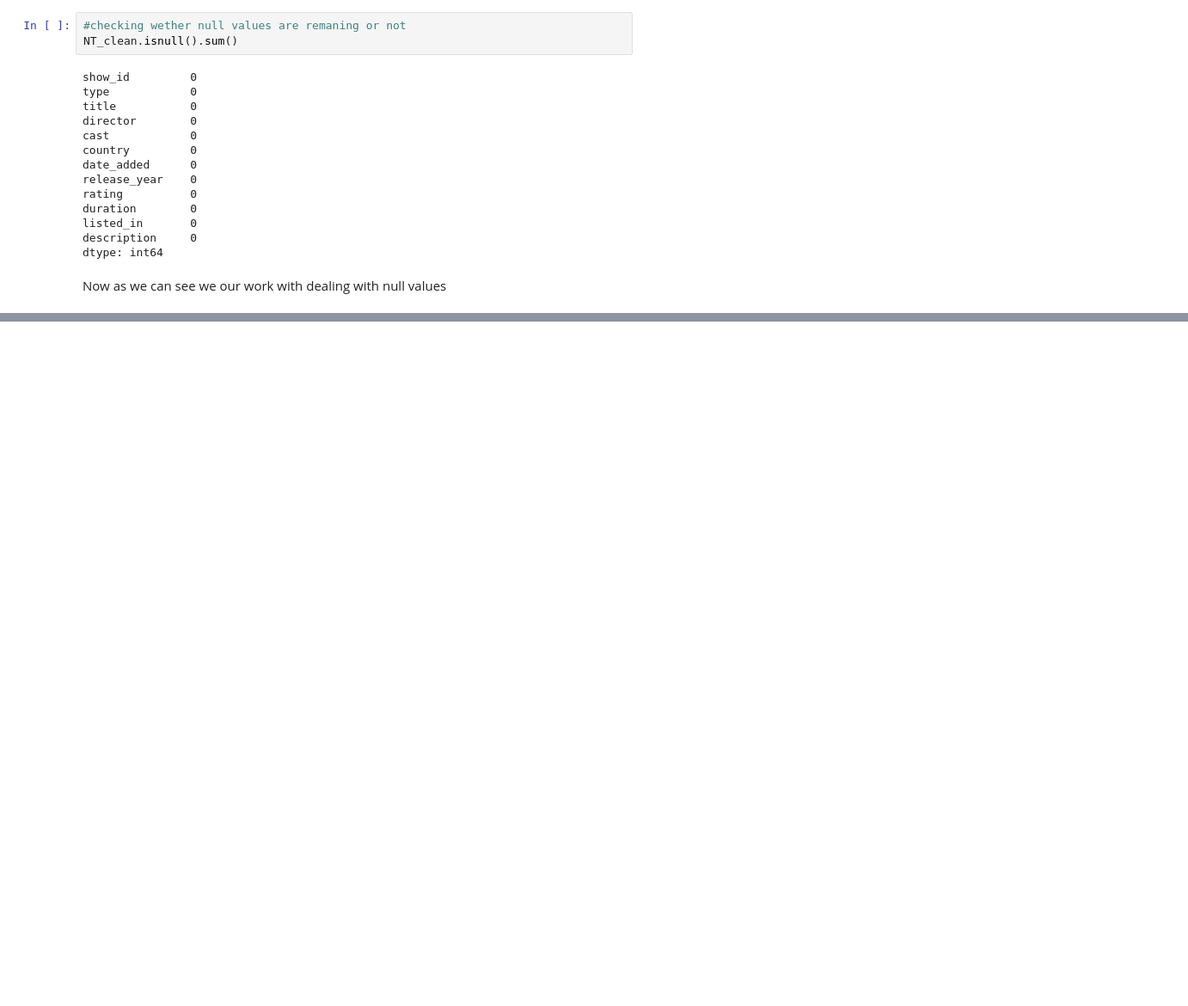
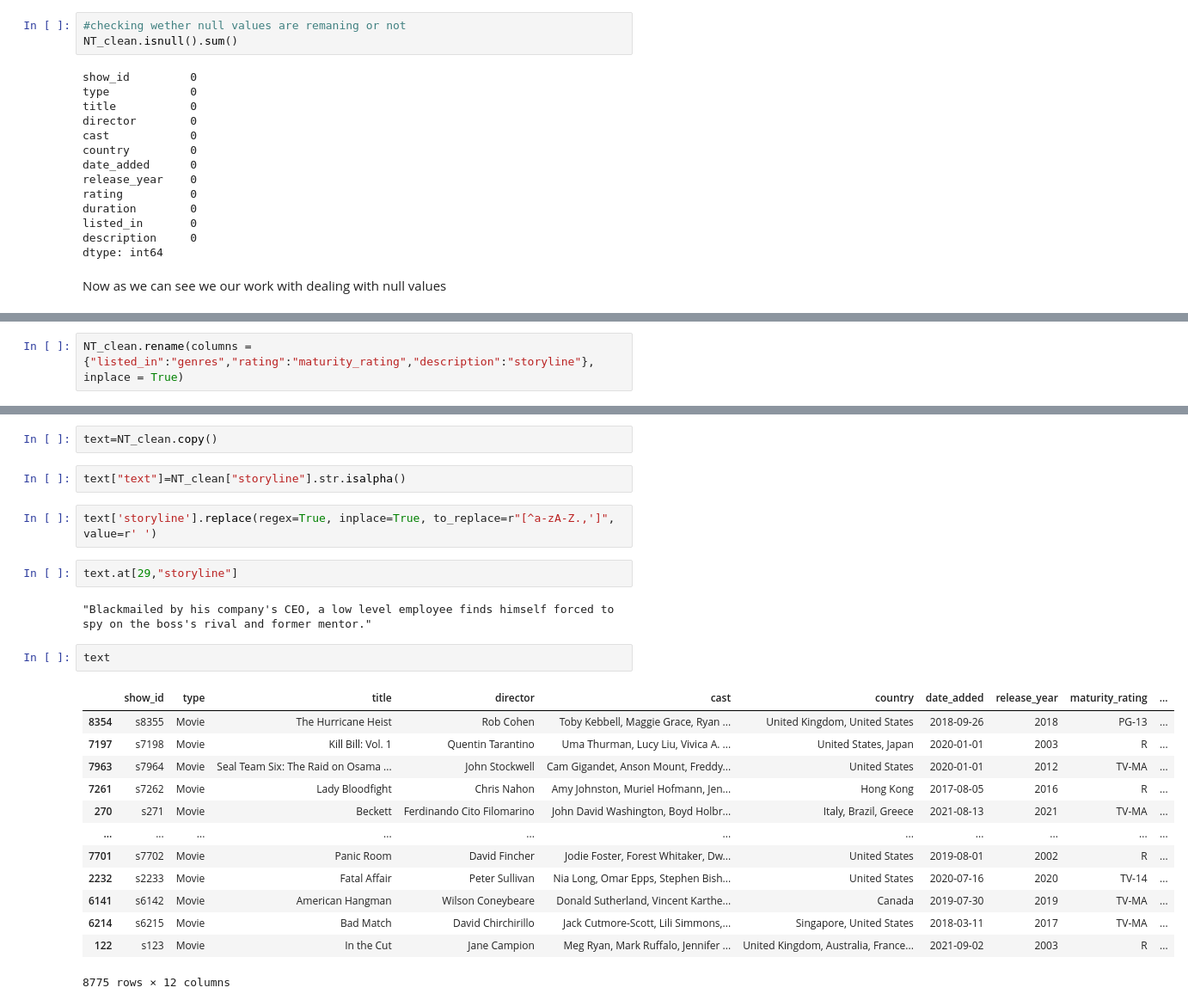
Before and after one commit to meera998/Netflix_Data_Analysis, a Jupyter notebook: Netflix_DataAnalysis.ipynb, the cells around one changed output, grey strips where cells are left out. Shown at 86% size. Cells and saved outputs as stored; diff of their text form; blank space fills up the shorter version.

```diff
--- a/Netflix_DataAnalysis.ipynb
+++ b/Netflix_DataAnalysis.ipynb
@@ -188,0 +208,2 @@ Now as we can see we our work with dealing with null values
+# %%
+NT_clean.rename(columns = {"listed_in":"genres","rating":"maturity_rating","description":"storyline"}, inplace = True)
@@ -188,0 +247,26 @@ Now as we can see we our work with dealing with null values
+# %%
+text=NT_clean.copy()
+# %%
+text["text"]=NT_clean["storyline"].str.isalpha()
+# %%
+text['storyline'].replace(regex=True, inplace=True, to_replace=r"[^a-zA-Z.,']", value=r' ')
+# %%
+text.at[29,"storyline"]
+# %% [output]
+"Blackmailed by his company's CEO, a low level employee finds himself forced to spy on the boss's rival and former mentor."
+# %%
+text
+# %% [output]
+|  | show_id | type | title | director | cast | country | date_added | release_year | maturity_rating | ... |
+| 8354 | s8355 | Movie | The Hurricane Heist | Rob Cohen | Toby Kebbell, Maggie Grace, Ryan ... | United Kingdom, United States | 2018-09-26 | 2018 | PG-13 | ... |
+| 7197 | s7198 | Movie | Kill Bill: Vol. 1 | Quentin Tarantino | Uma Thurman, Lucy Liu, Vivica A. ... | United States, Japan | 2020-01-01 | 2003 | R | ... |
+| 7963 | s7964 | Movie | Seal Team Six: The Raid on Osama ... | John Stockwell | Cam Gigandet, Anson Mount, Freddy... | United States | 2020-01-01 | 2012 | TV-MA | ... |
+| 7261 | s7262 | Movie | Lady Bloodfight | Chris Nahon | Amy Johnston, Muriel Hofmann, Jen... | Hong Kong | 2017-08-05 | 2016 | R | ... |
+| 270 | s271 | Movie | Beckett | Ferdinando Cito Filomarino | John David Washington, Boyd Holbr... | Italy, Brazil, Greece | 2021-08-13 | 2021 | TV-MA | ... |
+| ... | ... | ... | ... | ... | ... | ... | ... | ... | ... | ... |
+| 7701 | s7702 | Movie | Panic Room | David Fincher | Jodie Foster, Forest Whitaker, Dw... | United States | 2019-08-01 | 2002 | R | ... |
+| 2232 | s2233 | Movie | Fatal Affair | Peter Sullivan | Nia Long, Omar Epps, Stephen Bish... | United States | 2020-07-16 | 2020 | TV-14 | ... |
+| 6141 | s6142 | Movie | American Hangman | Wilson Coneybeare | Donald Sutherland, Vincent Karthe... | Canada | 2019-07-30 | 2019 | TV-MA | ... |
+| 6214 | s6215 | Movie | Bad Match | David Chirchirillo | Jack Cutmore-Scott, Lili Simmons,... | Singapore, United States | 2018-03-11 | 2017 | TV-MA | ... |
+| 122 | s123 | Movie | In the Cut | Jane Campion | Meg Ryan, Mark Ruffalo, Jennifer ... | United Kingdom, Australia, France... | 2021-09-02 | 2003 | R | ... |
+8775 rows × 12 columns
```
Also changed, not shown: parts of 9 cells of this notebook.
